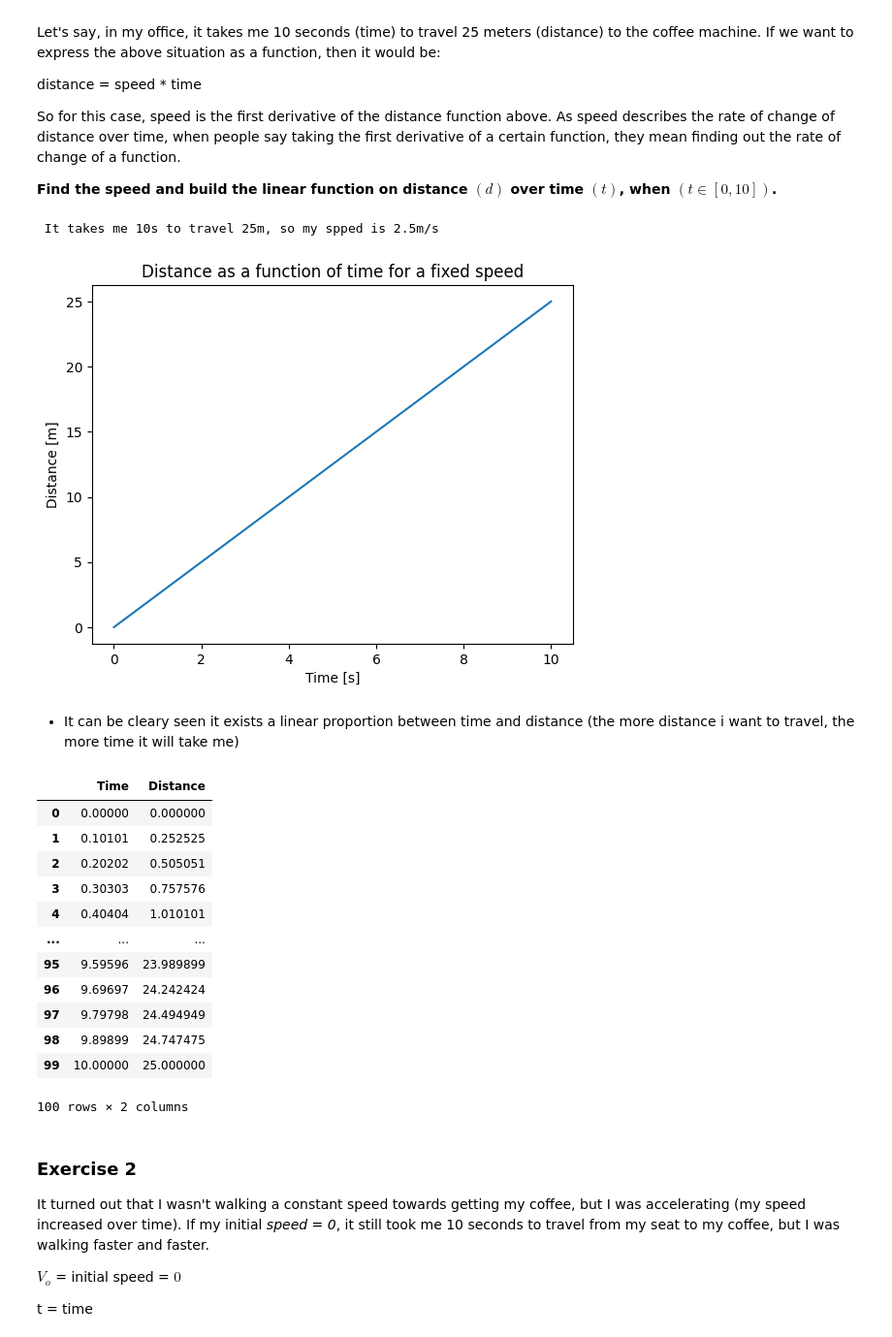
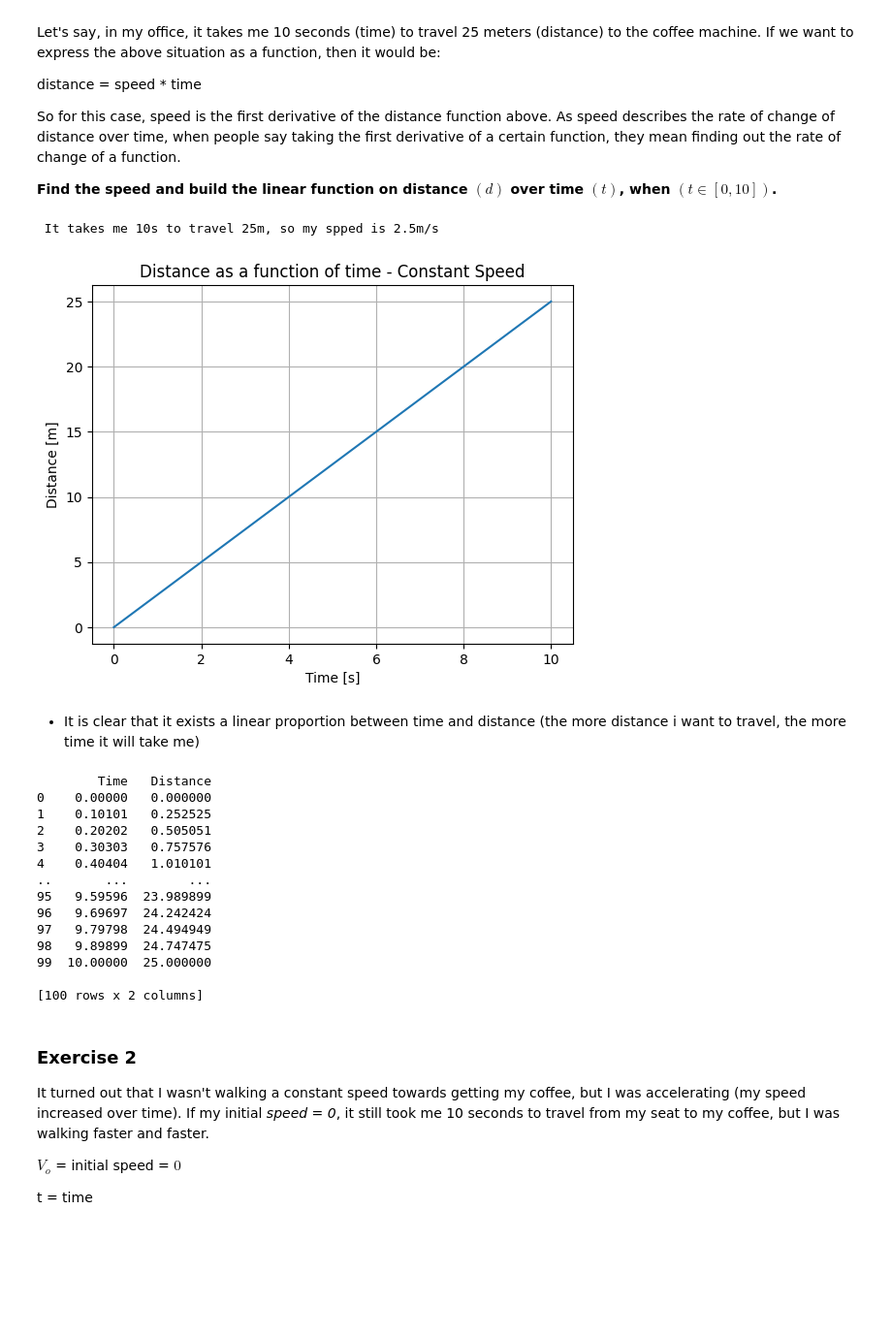
Before and after one commit to 4GeeksAcademy/calculus-and-algebra-problems-with-python-clara, a Jupyter notebook: notebook/problems.ipynb, the cells around one changed output. Shown at 97% size. Cells and saved outputs as stored; diff of their text form; code cells hidden in the pictures; blank space fills up the shorter version.

```diff
--- a/notebook/problems.ipynb
+++ b/notebook/problems.ipynb
@@ -22,58 +22,59 @@ So for this case, speed is the first derivative of the distance function above.
 
 **Find the speed and build the linear function on distance $(d)$ over time $(t)$, when $(t ∈ [0,10])$.**
 # %%
-# import libraries
+# Import libraries
 import numpy as np
 import matplotlib.pyplot as plt
 import pandas as pd
 
 # To define a function of 'distance' in terms of 'time', it is requiered to fix the speed with the given data:
 distance = 25; # Distance = 25m
 time = 10; # Time = 10s
 speed = distance/time; # Formula applied
 print(f" It takes me {time}s to travel {distance}m, so my spped is {speed}m/s");
 
 
 # To plot distance as a funcion of time, a vector of 100 points from 0 - 10 is generated:
 t = np.linspace (0, 10, 100);
 
 # Define 'distance' as a function of 'time' for the computed 'speed':
 d = speed * t;
 
 # Plot distance as a function of time:
-
 plt.plot (t, d);
-plt.title ('Distance as a function of time for a fixed speed');
+plt.title ('Distance as a function of time - Constant Speed');
 plt.xlabel ('Time [s]');
 plt.ylabel ('Distance [m]');
+plt.grid (True);
 plt.show();
-
-# Define the distance function
 # %% [output]
  It takes me 10s to travel 25m, so my spped is 2.5m/s
-[figure, old version]
+[figure, new version]
 # %% [markdown]
-- It can be cleary seen it exists a linear proportion between time and distance (the more distance i want to travel, the more time it will take me)
+- It is clear that it exists a linear proportion between time and distance (the more distance i want to travel, the more time it will take me)
 # %%
 # Create a DataFrame with two columns (Time) (Distance) with the already generated vectors:
-df = pd.DataFrame({
+df_constantSpeed = pd.DataFrame({
     'Time': t,
     'Distance': d
 });
+
+print (df_constantSpeed);
 # %% [output]
-|  | Time | Distance |
-| 0 | 0.00000 | 0.000000 |
-| 1 | 0.10101 | 0.252525 |
-| 2 | 0.20202 | 0.505051 |
-| 3 | 0.30303 | 0.757576 |
-| 4 | 0.40404 | 1.010101 |
-| ... | ... | ... |
-| 95 | 9.59596 | 23.989899 |
-| 96 | 9.69697 | 24.242424 |
-| 97 | 9.79798 | 24.494949 |
-| 98 | 9.89899 | 24.747475 |
-| 99 | 10.00000 | 25.000000 |
-100 rows × 2 columns
+        Time   Distance
+0    0.00000   0.000000
+1    0.10101   0.252525
+2    0.20202   0.505051
+3    0.30303   0.757576
+4    0.40404   1.010101
+..       ...        ...
+95   9.59596  23.989899
+96   9.69697  24.242424
+97   9.79798  24.494949
+98   9.89899  24.747475
+99  10.00000  25.000000
+
+[100 rows x 2 columns]
 # %% [markdown]
 ### Exercise 2
 
```
Also changed, not shown: parts of 14 cells of this notebook.
